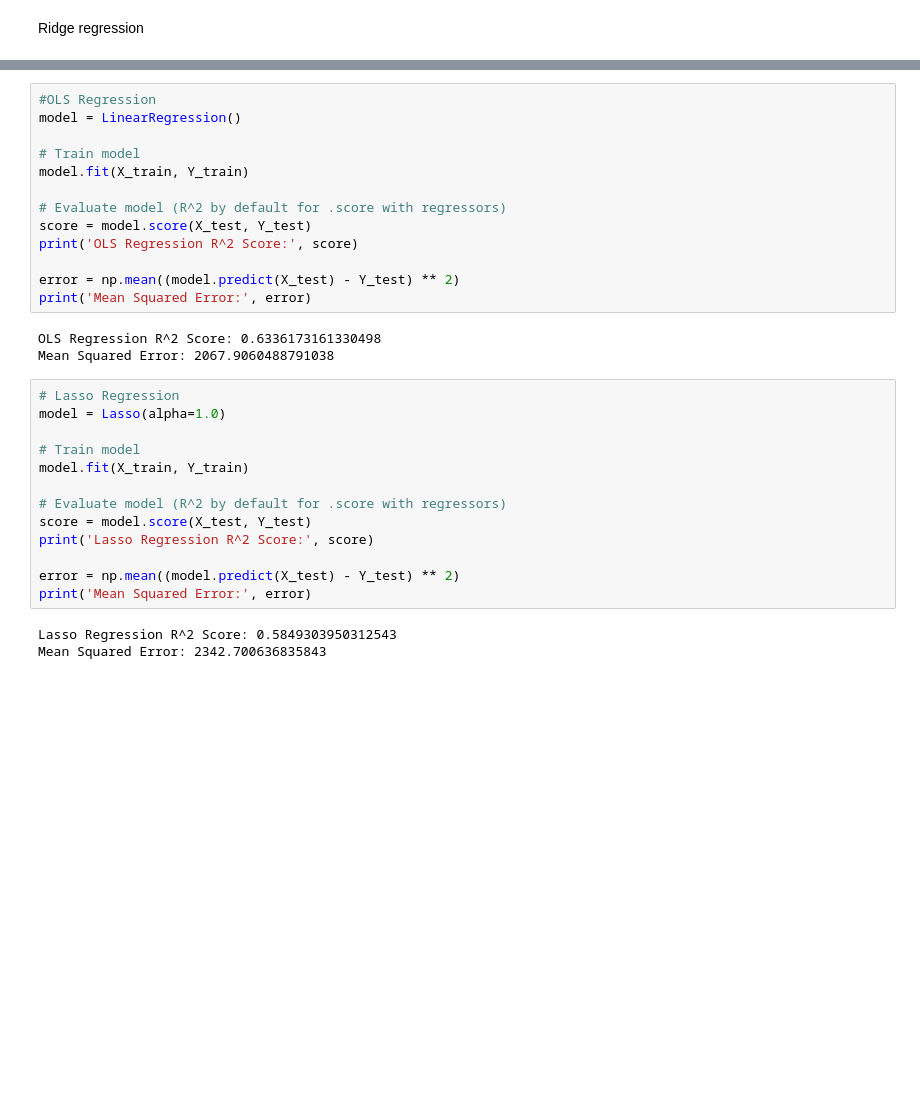
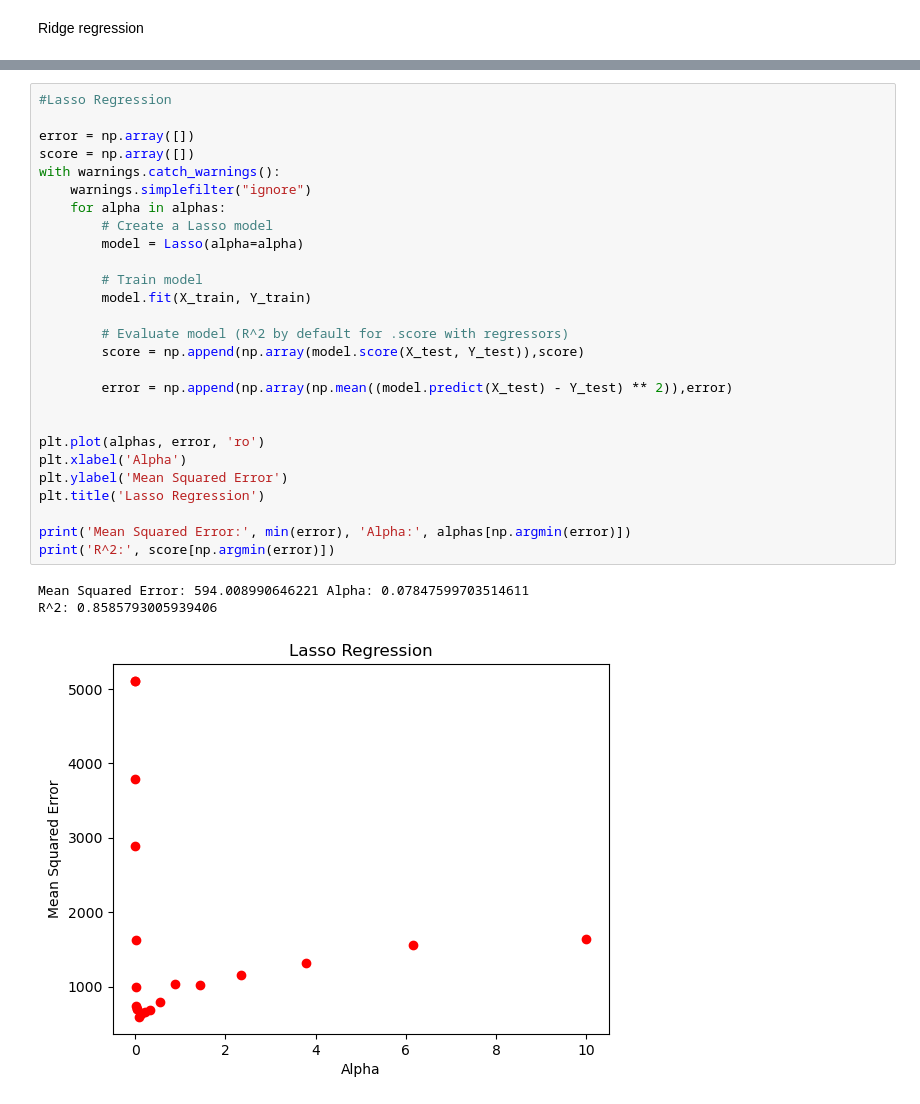
Before and after one commit to rasmus11423/Case_1_Computational_Data_Analyis, a Jupyter notebook: predictions.ipynb, the cells around one changed output, grey strips where cells are left out. Saved outputs shown, nothing was run; the diff lists cells and outputs as text; blank space fills up the shorter version.

```diff
--- a/predictions.ipynb
+++ b/predictions.ipynb
@@ -81,32 +118,31 @@ Mean Squared Error: 2637.4713007816817
 # %%
-#OLS Regression
-model = LinearRegression()
+#Lasso Regression
 
-# Train model
-model.fit(X_train, Y_train)
+error = np.array([])
+score = np.array([])
+with warnings.catch_warnings():
+    warnings.simplefilter("ignore")
+    for alpha in alphas:
+        # Create a Lasso model
+        model = Lasso(alpha=alpha)
 
-# Evaluate model (R^2 by default for .score with regressors)
-score = model.score(X_test, Y_test)
-print('OLS Regression R^2 Score:', score)
+        # Train model
+        model.fit(X_train, Y_train)
 
-error = np.mean((model.predict(X_test) - Y_test) ** 2)
-print('Mean Squared Error:', error)
+        # Evaluate model (R^2 by default for .score with regressors)
+        score = np.append(np.array(model.score(X_test, Y_test)),score)
+
+        error = np.append(np.array(np.mean((model.predict(X_test) - Y_test) ** 2)),error)
+
+
+plt.plot(alphas, error, 'ro')
+plt.xlabel('Alpha')
+plt.ylabel('Mean Squared Error')
+plt.title('Lasso Regression')
+
+print('Mean Squared Error:', min(error), 'Alpha:', alphas[np.argmin(error)])
+print('R^2:', score[np.argmin(error)])
 # %% [output]
-OLS Regression R^2 Score: 0.6336173161330498
-Mean Squared Error: 2067.9060488791038
+Mean Squared Error: 594.008990646221 Alpha: 0.07847599703514611
+R^2: 0.8585793005939406
+[figure, added]
-# %%
-# Lasso Regression
-model = Lasso(alpha=1.0)
-
-# Train model
-model.fit(X_train, Y_train)
-
-# Evaluate model (R^2 by default for .score with regressors)
-score = model.score(X_test, Y_test)
-print('Lasso Regression R^2 Score:', score)
-
-error = np.mean((model.predict(X_test) - Y_test) ** 2)
-print('Mean Squared Error:', error)
-# %% [output]
-Lasso Regression R^2 Score: 0.5849303950312543
-Mean Squared Error: 2342.700636835843
```
Also changed, not shown: parts of 10 cells of this notebook.
